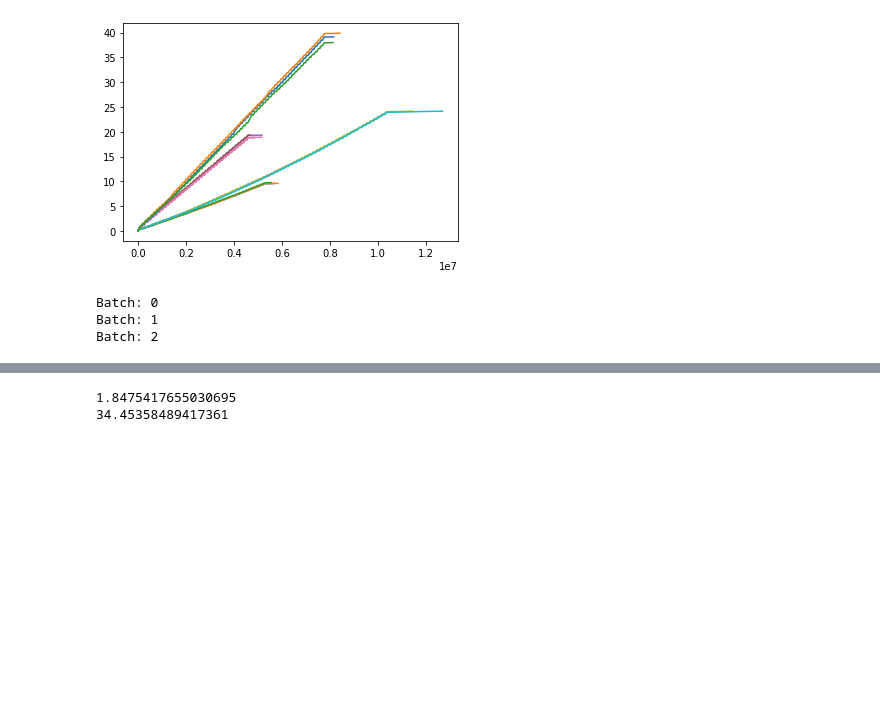
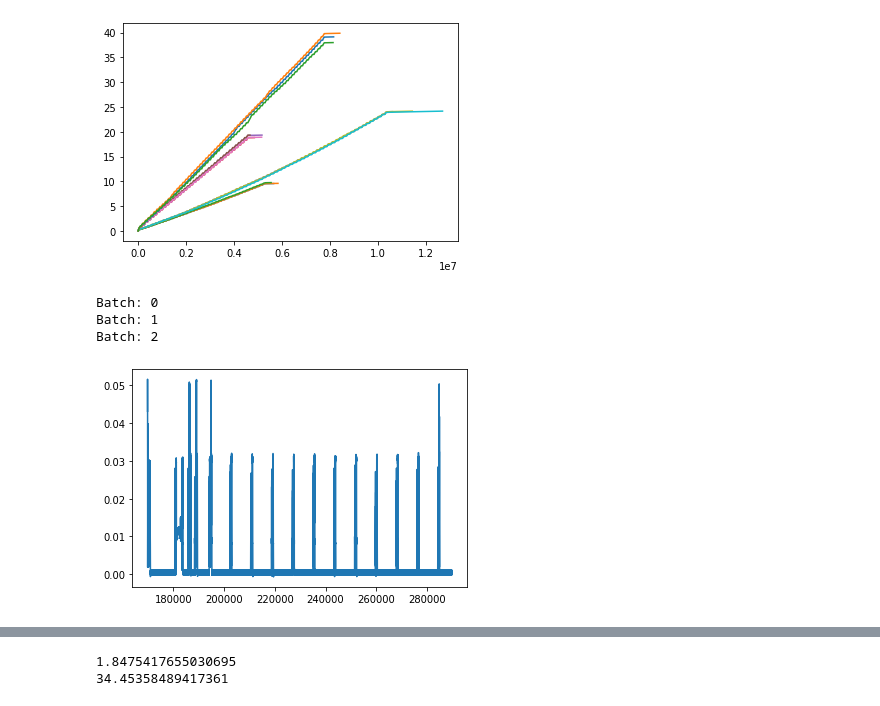
Before and after one commit to crfosse/dt_data, a Jupyter notebook: processing_sweep_psm.ipynb, the cells around one changed output, grey strips where cells are left out. Saved outputs shown, nothing was run; the diff lists cells and outputs as text; code cells hidden in the pictures; blank space fills up the shorter version.

```diff
--- a/processing_sweep_psm.ipynb
+++ b/processing_sweep_psm.ipynb
@@ -154,6 +164,11 @@ for batch in coap_nb_current:
 Batch: 0
 Batch: 1
 Batch: 2
+# %%
+segments_coap_nb[0][0].plot()
+plt.savefig("coap_nb_segment0.png", transparent = True, dpi = 300)
+# %% [output]
+[figure, added]
 # %%
 fig = plt.figure()
 ax = fig.add_subplot(111)
```
Also changed, not shown: parts of 17 cells of this notebook, 4 other files.
